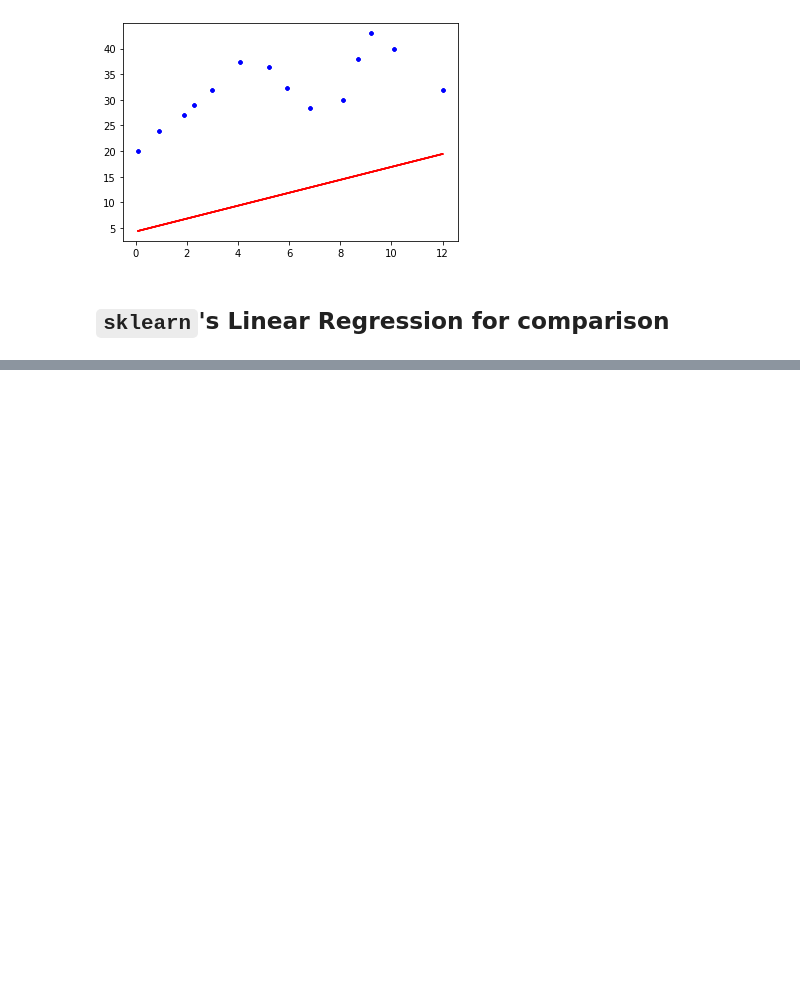
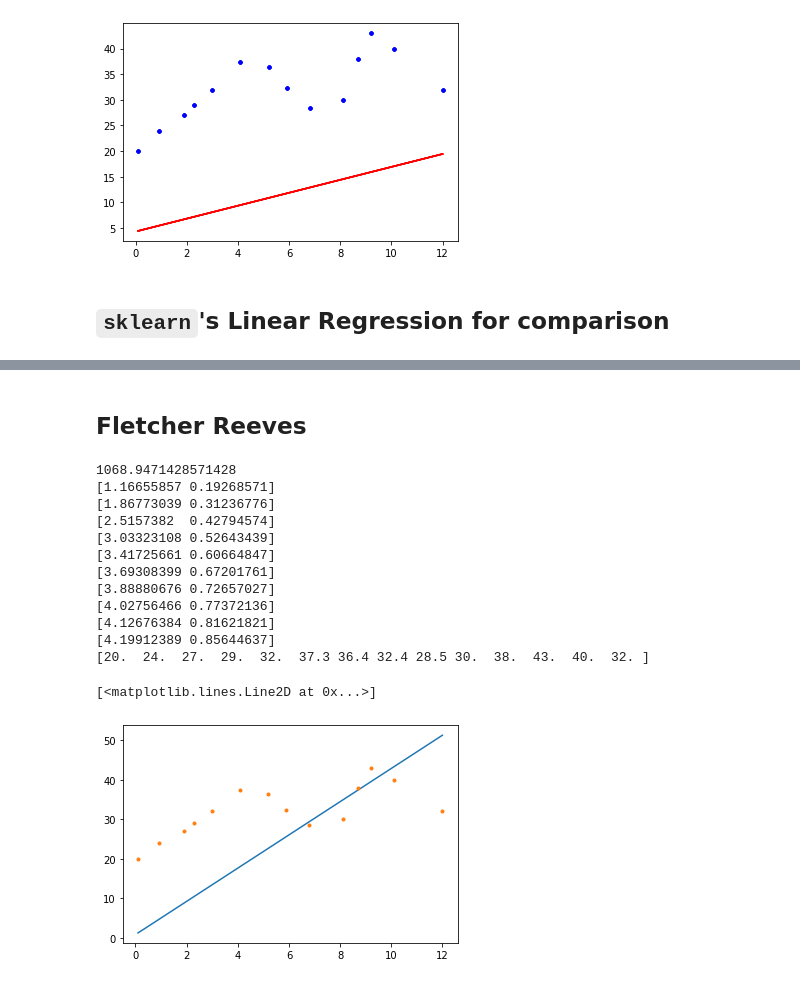
Before and after one commit to andrew15818/110, a Jupyter notebook: spring/optimization/homework/hw3/main.ipynb, the cells around one changed output, grey strips where cells are left out. Cells and saved outputs as stored; diff of their text form; code cells hidden in the pictures; blank space fills up the shorter version.

Commit message:
rudimentary linear Fletcher-Reeves, find lambda

```diff
--- a/spring/optimization/homework/hw3/main.ipynb
+++ b/spring/optimization/homework/hw3/main.ipynb
@@ -74,0 +100,62 @@ plt.show()
+# %% [markdown]
+## Fletcher Reeves
+# %%
+# Quadratic regression error gradient
+def error(Y, preds):
+    return np.sum(np.power(Y-preds, 2)) / Y.shape[0]
+
+def gradient(x,y, preds, guess):
+    a, b, c = guess[0], guess[1], guess[2]
+    size = x.shape[0] # Number of points
+    dyda = (2/size)*np.sum((y - preds)*(-np.power(x, 2)))
+    dydb = (2/size)*np.sum((y - preds))*(-b)
+    dydc = (2/size)*np.sum((y-preds))
+    return np.array([dyda, dydb, dydc])
+    # Add the quadratic derivative
+
+def linear_gradient(x, y, preds, guess):
+    a, b = guess[0], guess[1]
+    size = x.shape[0]
+    dydw = np.sum((y - preds)*x) * (2/size)
+    dyda = np.sum((y - preds)) * (2/size)
+    return np.array([dydw, dyda])
+
+tol = 0.5
+#Basically get the first iteration
+guess = np.array([0, 0])
+preds = X * guess[0] + guess[1]
+
+grad = linear_gradient(X, Y, preds, guess)
+S = -grad
+lamb = -0.001
+print(error(Y, preds))
+guess = guess + (lamb*S)
+i = 0
+# TODO: Still need to find lambda better
+while i < 10:
+    prev_grad = grad
+    grad = linear_gradient(X, Y, preds, guess)
+    S = -grad + ((np.power(np.linalg.norm(grad),2))/(np.power(np.linalg.norm(prev_grad),2)))*S
+    guess = guess + (lamb * S)
+    print(guess)
+    preds = guess[0] * X + guess[1]
+    i += 1
+print(Y)
+guess = np.array([4.19912389, 0.85644637])
+plt.plot(X, preds)
+plt.plot(X, Y, '.')
+# %% [output]
+1068.9471428571428
+[1.16655857 0.19268571]
+[1.86773039 0.31236776]
+[2.5157382  0.42794574]
+[3.03323108 0.52643439]
+[3.41725661 0.60664847]
+[3.69308399 0.67201761]
+[3.88880676 0.72657027]
+[4.02756466 0.77372136]
+[4.12676384 0.81621821]
+[4.19912389 0.85644637]
+[20.  24.  27.  29.  32.  37.3 36.4 32.4 28.5 30.  38.  43.  40.  32. ]
+[<matplotlib.lines.Line2D at 0x...>]
+[figure, added]
```
Also changed, not shown: parts of 5 cells of this notebook.
